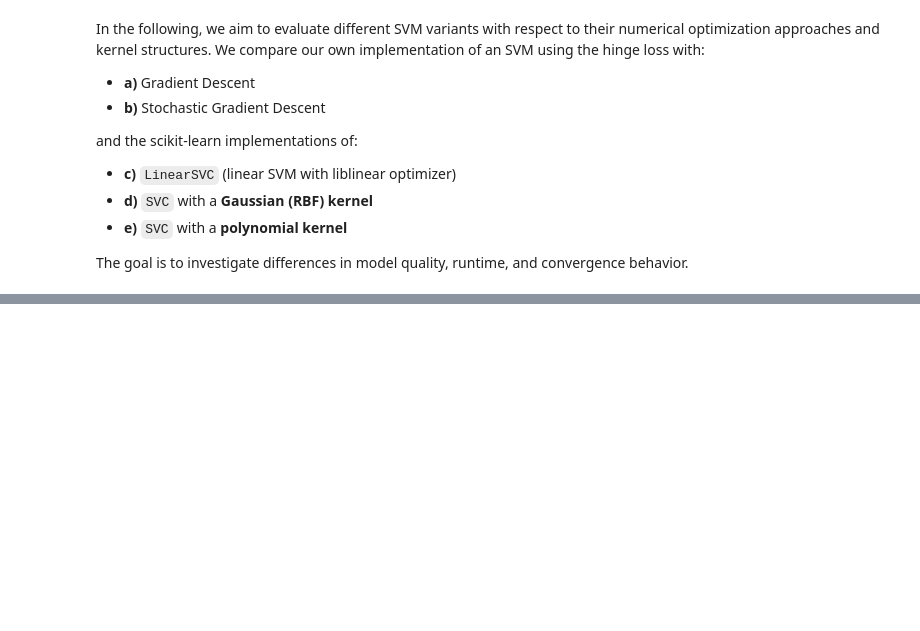
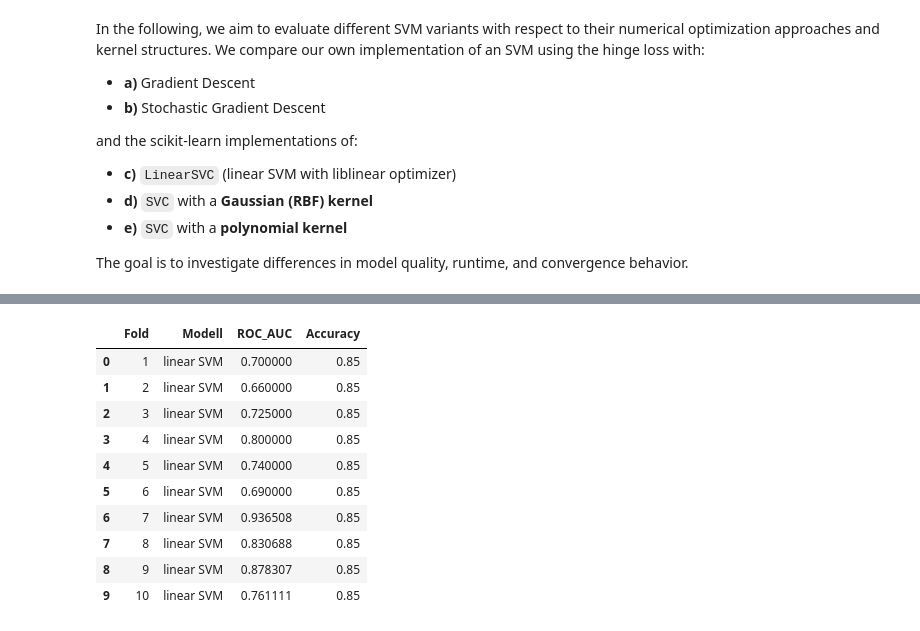
Before and after one commit to FelixFritz02/MasterKL, a Jupyter notebook: AI Numerics/Data Challenge/SVM.ipynb, the cells around one changed output, grey strips where cells are left out. Drawn from its saved outputs; the diff is of its cells as text; code cells hidden in the pictures; blank space fills up the shorter version.

```diff
--- a/AI Numerics/Data Challenge/SVM.ipynb
+++ b/AI Numerics/Data Challenge/SVM.ipynb
@@ -353,0 +403,18 @@ poly kernel mittlere Laufzeit: 0.20 Sekunden
+# %%
+model_evaluation = pd.DataFrame({"Fold": range(1, 11)})
+model_evaluation['Modell'] = ['linear SVM'] * 10
+model_evaluation['ROC_AUC'] = roc_test_lk
+model_evaluation['Accuracy'] = auc_test
+model_evaluation
+# %% [output]
+|  | Fold | Modell | ROC_AUC | Accuracy |
+| 0 | 1 | linear SVM | 0.700000 | 0.85 |
+| 1 | 2 | linear SVM | 0.660000 | 0.85 |
+| 2 | 3 | linear SVM | 0.725000 | 0.85 |
+| 3 | 4 | linear SVM | 0.800000 | 0.85 |
+| 4 | 5 | linear SVM | 0.740000 | 0.85 |
+| 5 | 6 | linear SVM | 0.690000 | 0.85 |
+| 6 | 7 | linear SVM | 0.936508 | 0.85 |
+| 7 | 8 | linear SVM | 0.830688 | 0.85 |
+| 8 | 9 | linear SVM | 0.878307 | 0.85 |
+| 9 | 10 | linear SVM | 0.761111 | 0.85 |
```
Also changed, not shown: parts of 2 cells of this notebook.
